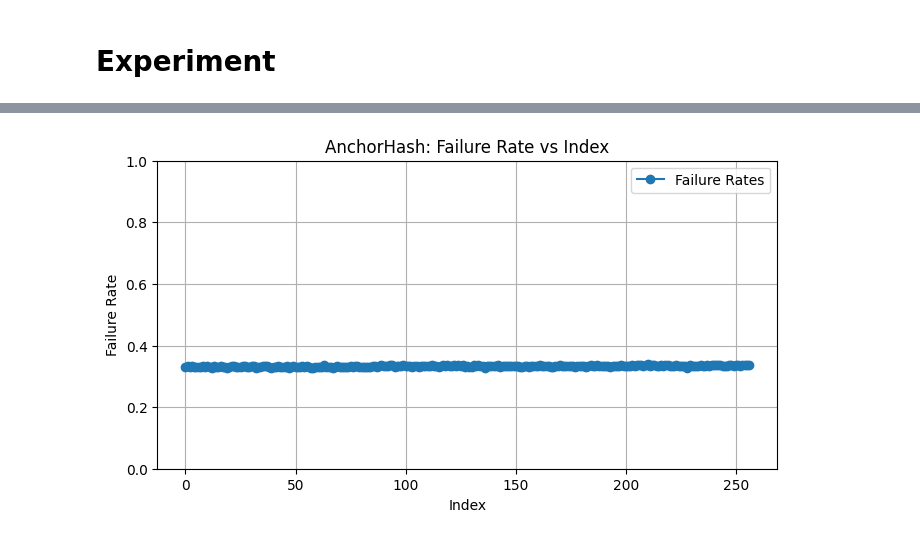
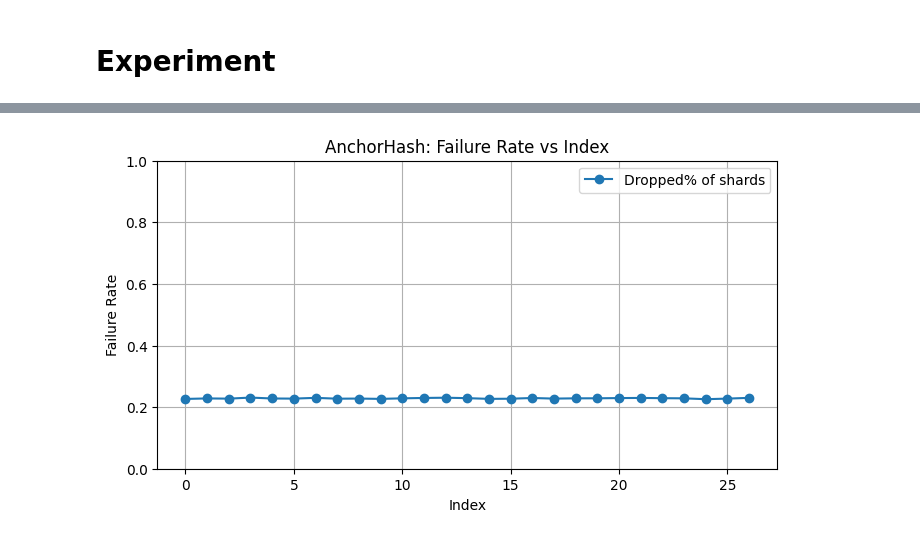
Before and after one commit to madswillem/disagreement, a Jupyter notebook: notebook.ipynb, the cells around one changed output, grey strips where cells are left out. Drawn from its saved outputs; the diff is of its cells as text; code cells hidden in the pictures.

```diff
--- a/notebook.ipynb
+++ b/notebook.ipynb
@@ -107,62 +121,47 @@ def run_single_distance_experiment(
+# %%
+def run_single_size(RECORDS: List, total_shards: int, drop_shards_cnt: int):
+    results = {}
+
+    for i in [0.9]:
+        dropped_shards = sample(range(total_shards), drop_shards_cnt)
+
+        map = generate_removal_different_places(dropped_shards, i)
+        result = run_experiment(RECORDS, map, total_shards, dropped_shards)
+        results[i] = result
+
+    return results
 # %%
 RECORDS = generate_records(100000)
 
 total_shards = 1024
-drop_shards_cnt = int(total_shards * 0.50)
-dropped_shards = sample(range(total_shards), drop_shards_cnt)
-
-map = generate_removal_different_places(dropped_shards, 0.5)
-
-indexes = sorted(map.keys())
 results = {}
 
-# Run experiments for each distance
-for d in indexes:
-    diff_order = map[d]
-    seed = randint(0, 2**32 - 1)
+for i in [0.25, 0.5, 0.75]:
+    drop_shards_cnt = int(total_shards * i)
+    results[i] = run_single_size(RECORDS, total_shards, drop_shards_cnt)
 
-    # Create hasher instances
-    h_default = AnchorHasherAdapter(
-        [str(i) for i in range(total_shards)], capacity=total_shards, seed=seed
-    )
-    h_variant = AnchorHasherAdapter(
-        [str(i) for i in range(total_shards)], capacity=total_shards, seed=seed
-    )
-    # Apply removals
-    for s in reversed(dropped_shards):
-        h_default.dropShard(s)
-    for s in reversed(diff_order):
-        h_variant.dropShard(s)
-
-    # Calculate and store failure rate
-    failure_rate = run_single_distance_experiment(
-        h_default, h_variant, RECORDS, d
-    )
-
-    results[d] = {
-        "index": d,
-        "failure_rates": failure_rate,
-        "dropped_shards": dropped_shards,
-    }
+print(results)
 
 # Plot the results
-plt.figure(figsize=(8, 4))
+for n, res in results.items():
+    for i, fig in res.items():
+        plt.figure(figsize=(8, 4))
+        # Extract data for plotting
+        distances = [result["index"] for result in fig.values()]
+        failure_rates = [result["failure_rates"] for result in fig.values()]
 
-# Extract data for plotting
-distances = [result["index"] for result in results.values()]
-failure_rates = [result["failure_rates"] for result in results.values()]
+        plt.plot(
+            distances,
+            failure_rates,
+            marker="o",
+            label=f"Dropped {n*100:.0f}% of shards",
+        )
 
-# Plot the data
-plt.plot(distances, failure_rates, marker='o', label='Failure Rates')
-
-# Add labels and title
-plt.xlabel("Index")
-plt.ylabel("Failure Rate")
-plt.title("AnchorHash: Failure Rate vs Index")
-plt.ylim(0, 1)
-plt.grid(True)
-plt.legend()
-
-# Show the plot
-plt.show()
+    plt.xlabel("Index")
+    plt.ylabel("Failure Rate")
+    plt.title("AnchorHash: Failure Rate vs Index")
+    plt.ylim(0, 1)
+    plt.grid(True)
+    plt.legend()
+    plt.show()
 # %% [output]
@@ -186 +185 @@ distance=256.00 mismatches=33688 rate=0.3369
-[figure, old version]
+[figure, new version]
```
Also changed, not shown: parts of 3 cells of this notebook.
